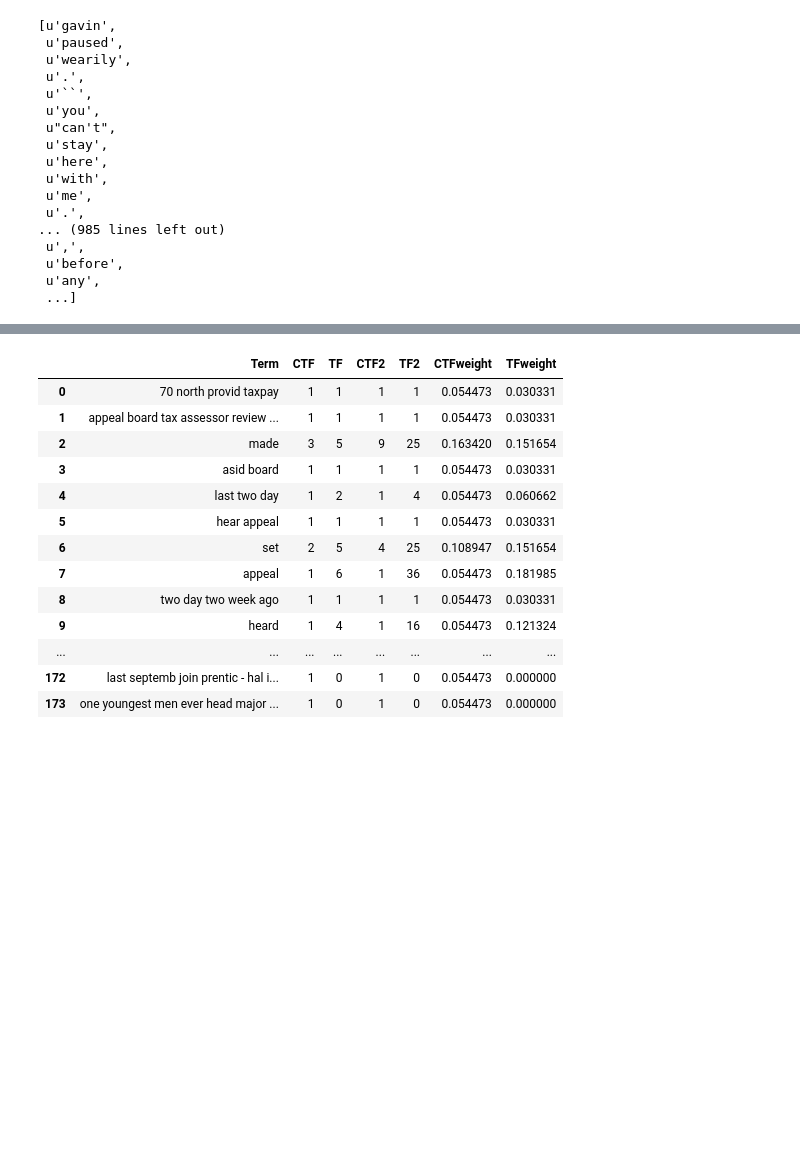
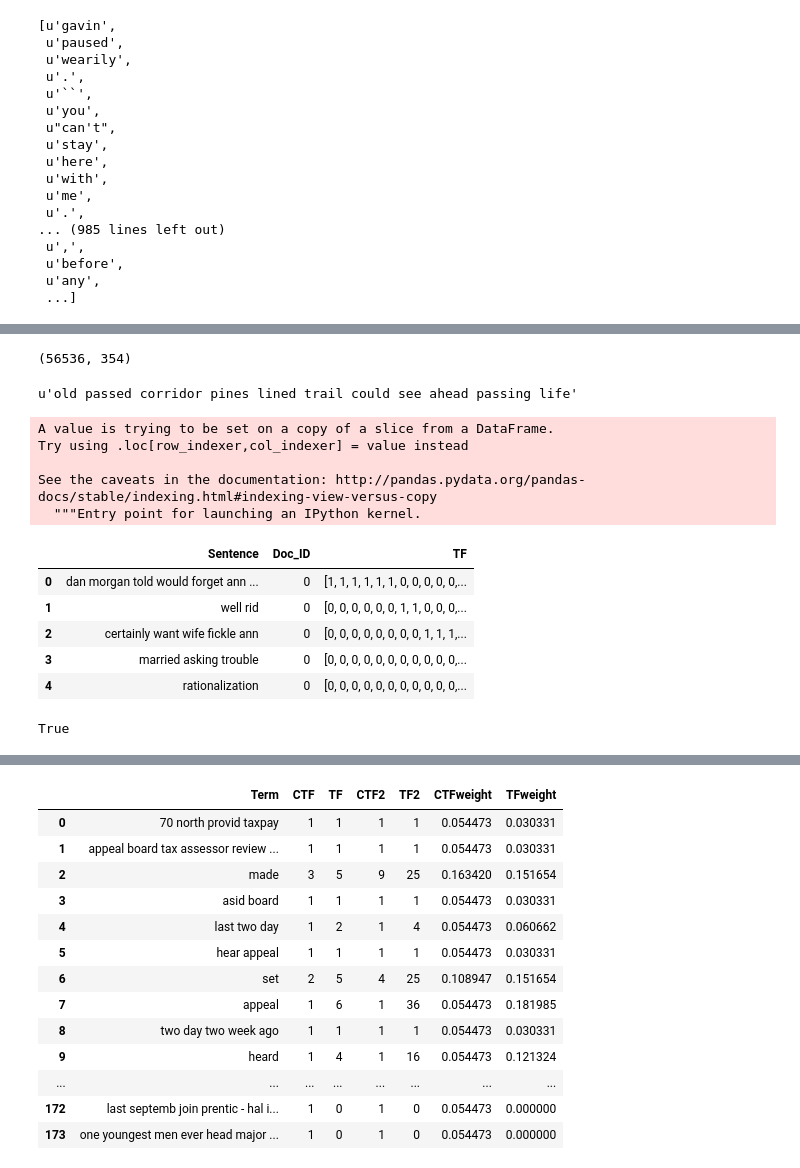
Before and after one commit to pratikmjoshi/concept-based-similarity, a Jupyter notebook: Concept Based Similarity.ipynb, the cells around one changed output, grey strips where cells are left out. Saved outputs shown, nothing was run; the diff lists cells and outputs as text; code cells hidden in the pictures; blank space fills up the shorter version.

```diff
--- a/Concept Based Similarity.ipynb
+++ b/Concept Based Similarity.ipynb
@@ -300,0 +148,49 @@ ctftable_dict[0]
+# %%
+ctf_tables = []
+concepts = []
+index = 0
+
+for i in range(len(filtered_srl_sent)):
+    ctf_table = generate_ctf_table(filtered_srl_sent[i])
+    concepts.append(ctf_table.keys())
+    ctf_tables.append(ctf_table)
+# %%
+len(sentences),len(filtered_srl_sent)
+# %% [output]
+(56536, 354)
+# %%
+sentences[i]
+# %% [output]
+u'old passed corridor pines lined trail could see ahead passing life'
+# %%
+import itertools
+
+tf_values = []
+total_concepts = list(itertools.chain.from_iterable(concepts))
+
+
+for i in range(len(filtered_srl_sent)):
+    tf_values.append([get_tf(concept,str(sentences[i])) for concept in total_concepts])
+# %%
+temp_doc_df = doc_df[doc_df['Doc_ID']<=1]
+# %%
+temp_doc_df['TF'] = tf_values
+# %% [output]
+A value is trying to be set on a copy of a slice from a DataFrame.
+Try using .loc[row_indexer,col_indexer] = value instead
+
+See the caveats in the documentation: http://pandas.pydata.org/pandas-docs/stable/indexing.html#indexing-view-versus-copy
+  """Entry point for launching an IPython kernel.
+# %%
+temp_doc_df.head()
+# %% [output]
+|  | Sentence | Doc_ID | TF |
+| 0 | dan morgan told would forget ann ... | 0 | [1, 1, 1, 1, 1, 1, 0, 0, 0, 0, 0,... |
+| 1 | well rid | 0 | [0, 0, 0, 0, 0, 0, 1, 1, 0, 0, 0,... |
+| 2 | certainly want wife fickle ann | 0 | [0, 0, 0, 0, 0, 0, 0, 0, 1, 1, 1,... |
+| 3 | married asking trouble | 0 | [0, 0, 0, 0, 0, 0, 0, 0, 0, 0, 0,... |
+| 4 | rationalization | 0 | [0, 0, 0, 0, 0, 0, 0, 0, 0, 0, 0,... |
+# %%
+def similarity(i,j):
+# %% [output]
+True
```
Also changed, not shown: parts of 29 cells of this notebook.
